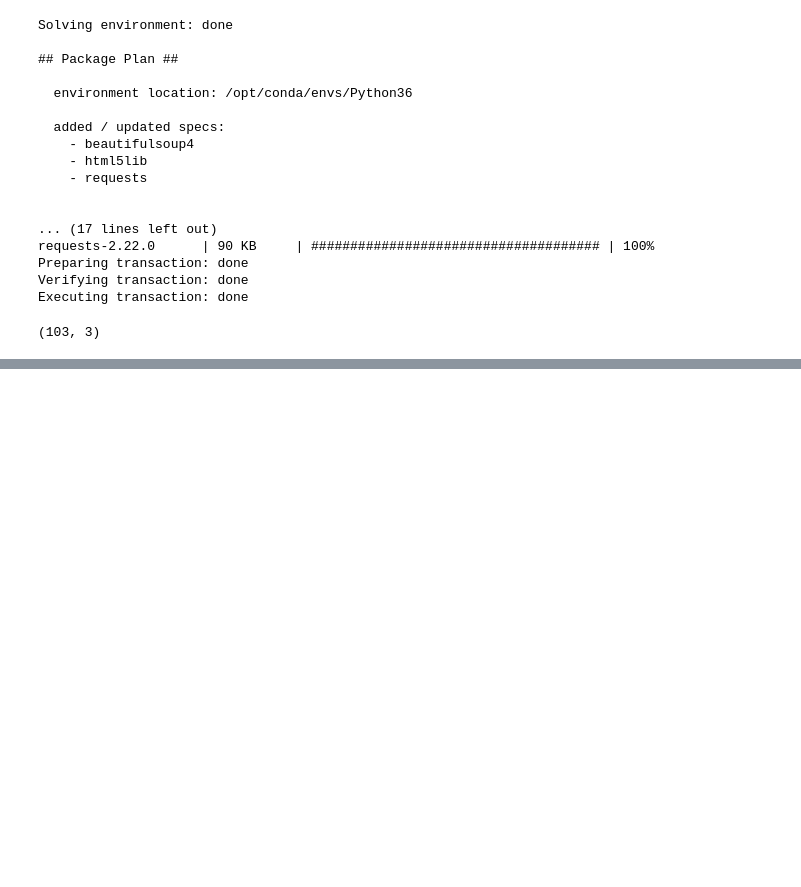
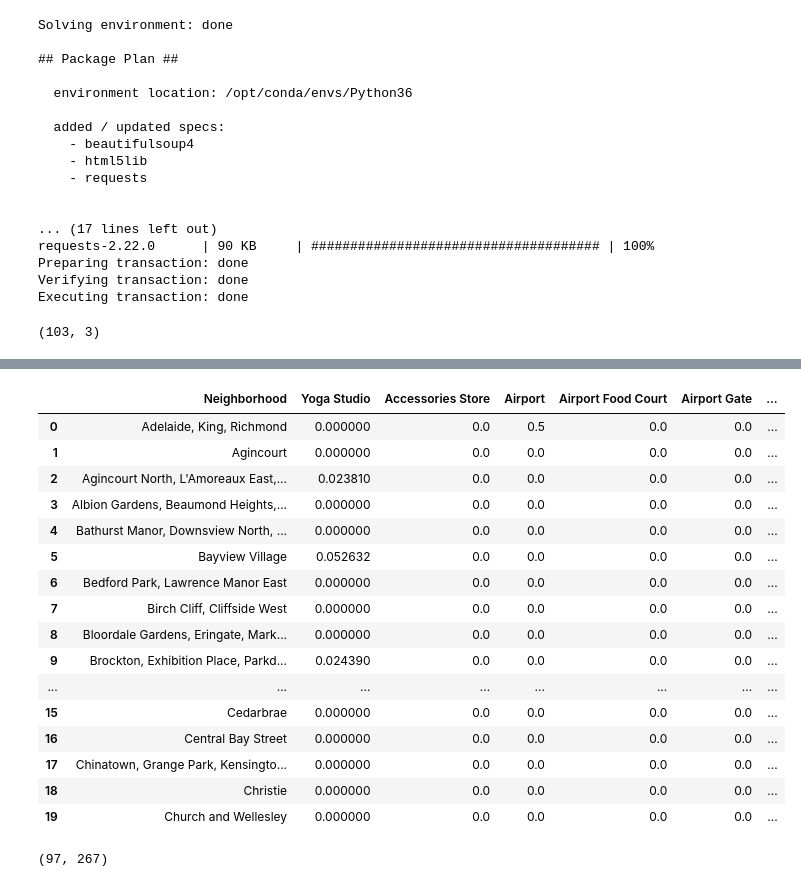
Before and after one commit to falconvu/Coursera_Capstone, a Jupyter notebook: Toronto Neighborhoods W1.ipynb, the cells around one changed output, grey strips where cells are left out. Drawn from its saved outputs; the diff is of its cells as text; code cells hidden in the pictures; blank space fills up the shorter version.

Commit message:
Published from Watson Studio.

```diff
--- a/Toronto Neighborhoods W1.ipynb
+++ b/Toronto Neighborhoods W1.ipynb
@@ -81,0 +83,3 @@ df.shape
+# %%
+df.reset_index(drop=True)
+df.columns = ['PostalCode','Borough','Neighborhood','Latitude','Longitude']
@@ -81,0 +108,12 @@ df.shape
+# %%
+# Import libraries to cluster data
+import numpy as np
+import json
+from pandas.io.json import json_normalize # tranform JSON file into a pandas dataframe
+import matplotlib.cm as cm # Matplotlib and associated plotting modules
+import matplotlib.colors as colors
+from sklearn.cluster import KMeans # import k-means from clustering stage
+import folium # map rendering library
+
+pd.set_option('display.max_columns', None)
+pd.set_option('display.max_rows', None)
@@ -81,0 +212,12 @@ df.shape
+# %%
+# one hot encoding
+toronto_onehot = pd.get_dummies(toronto_venues[['Venue Category']], prefix="", prefix_sep="")
+
+# add neighborhood column back to dataframe
+toronto_onehot['Neighborhood'] = toronto_venues['Neighborhood']
+
+# move neighborhood column to the first column
+fixed_columns = [toronto_onehot.columns[-1]] + list(toronto_onehot.columns[:-1])
+toronto_onehot = toronto_onehot[fixed_columns]
+
+toronto_onehot.head()
@@ -81,0 +231,25 @@ df.shape
+# %%
+toronto_grouped = toronto_onehot.groupby('Neighborhood').mean().reset_index()
+toronto_grouped.head(20)
+# %% [output]
+|  | Neighborhood | Yoga Studio | Accessories Store | Airport | Airport Food Court | Airport Gate | ... |
+| 0 | Adelaide, King, Richmond | 0.000000 | 0.0 | 0.5 | 0.0 | 0.0 | ... |
+| 1 | Agincourt | 0.000000 | 0.0 | 0.0 | 0.0 | 0.0 | ... |
+| 2 | Agincourt North, L'Amoreaux East,... | 0.023810 | 0.0 | 0.0 | 0.0 | 0.0 | ... |
+| 3 | Albion Gardens, Beaumond Heights,... | 0.000000 | 0.0 | 0.0 | 0.0 | 0.0 | ... |
+| 4 | Bathurst Manor, Downsview North, ... | 0.000000 | 0.0 | 0.0 | 0.0 | 0.0 | ... |
+| 5 | Bayview Village | 0.052632 | 0.0 | 0.0 | 0.0 | 0.0 | ... |
+| 6 | Bedford Park, Lawrence Manor East | 0.000000 | 0.0 | 0.0 | 0.0 | 0.0 | ... |
+| 7 | Birch Cliff, Cliffside West | 0.000000 | 0.0 | 0.0 | 0.0 | 0.0 | ... |
+| 8 | Bloordale Gardens, Eringate, Mark... | 0.000000 | 0.0 | 0.0 | 0.0 | 0.0 | ... |
+| 9 | Brockton, Exhibition Place, Parkd... | 0.024390 | 0.0 | 0.0 | 0.0 | 0.0 | ... |
+| ... | ... | ... | ... | ... | ... | ... | ... |
+| 15 | Cedarbrae | 0.000000 | 0.0 | 0.0 | 0.0 | 0.0 | ... |
+| 16 | Central Bay Street | 0.000000 | 0.0 | 0.0 | 0.0 | 0.0 | ... |
+| 17 | Chinatown, Grange Park, Kensingto... | 0.000000 | 0.0 | 0.0 | 0.0 | 0.0 | ... |
+| 18 | Christie | 0.000000 | 0.0 | 0.0 | 0.0 | 0.0 | ... |
+| 19 | Church and Wellesley | 0.000000 | 0.0 | 0.0 | 0.0 | 0.0 | ... |
+# %%
+toronto_grouped.shape
+# %% [output]
+(97, 267)
```
Also changed, not shown: parts of 22 cells of this notebook.
